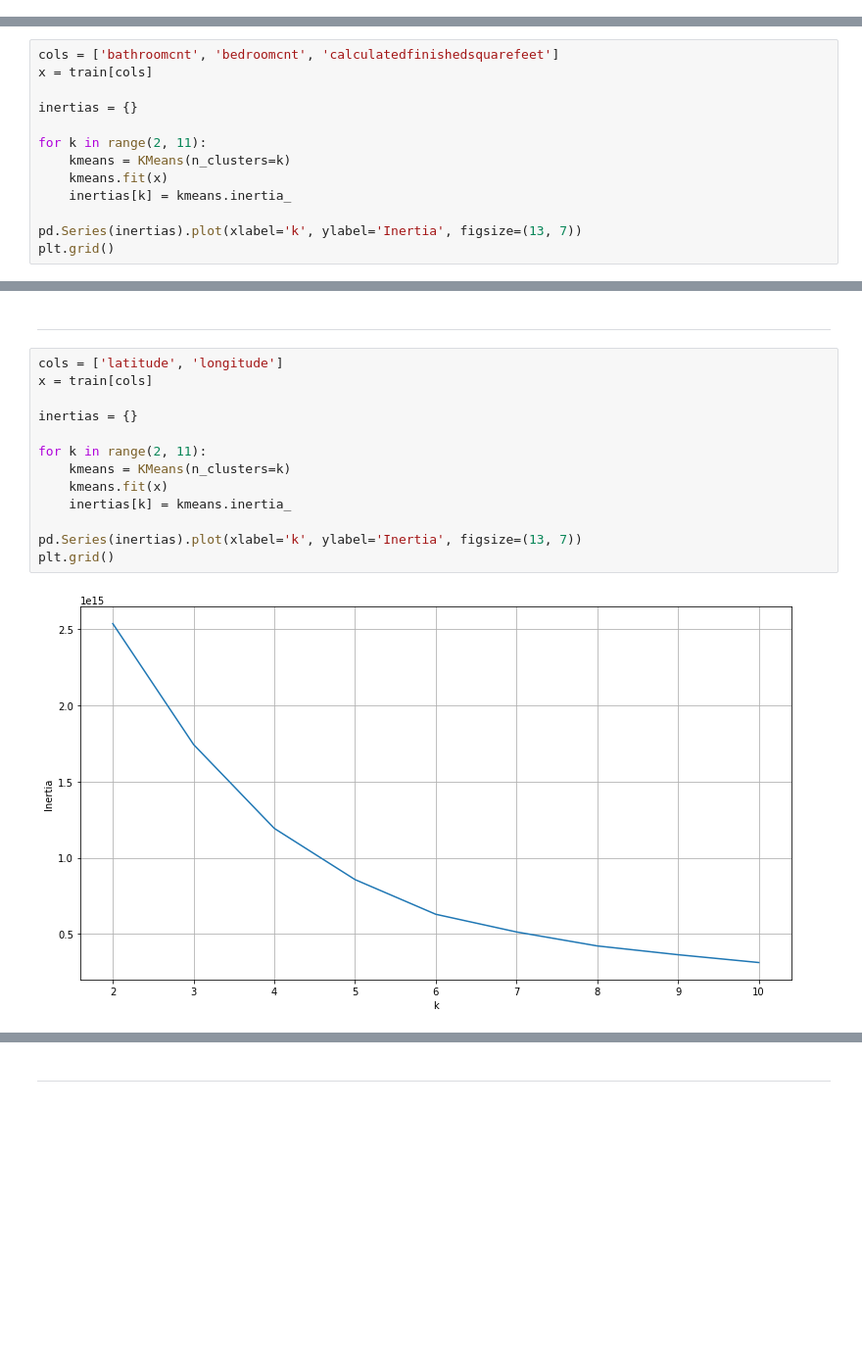
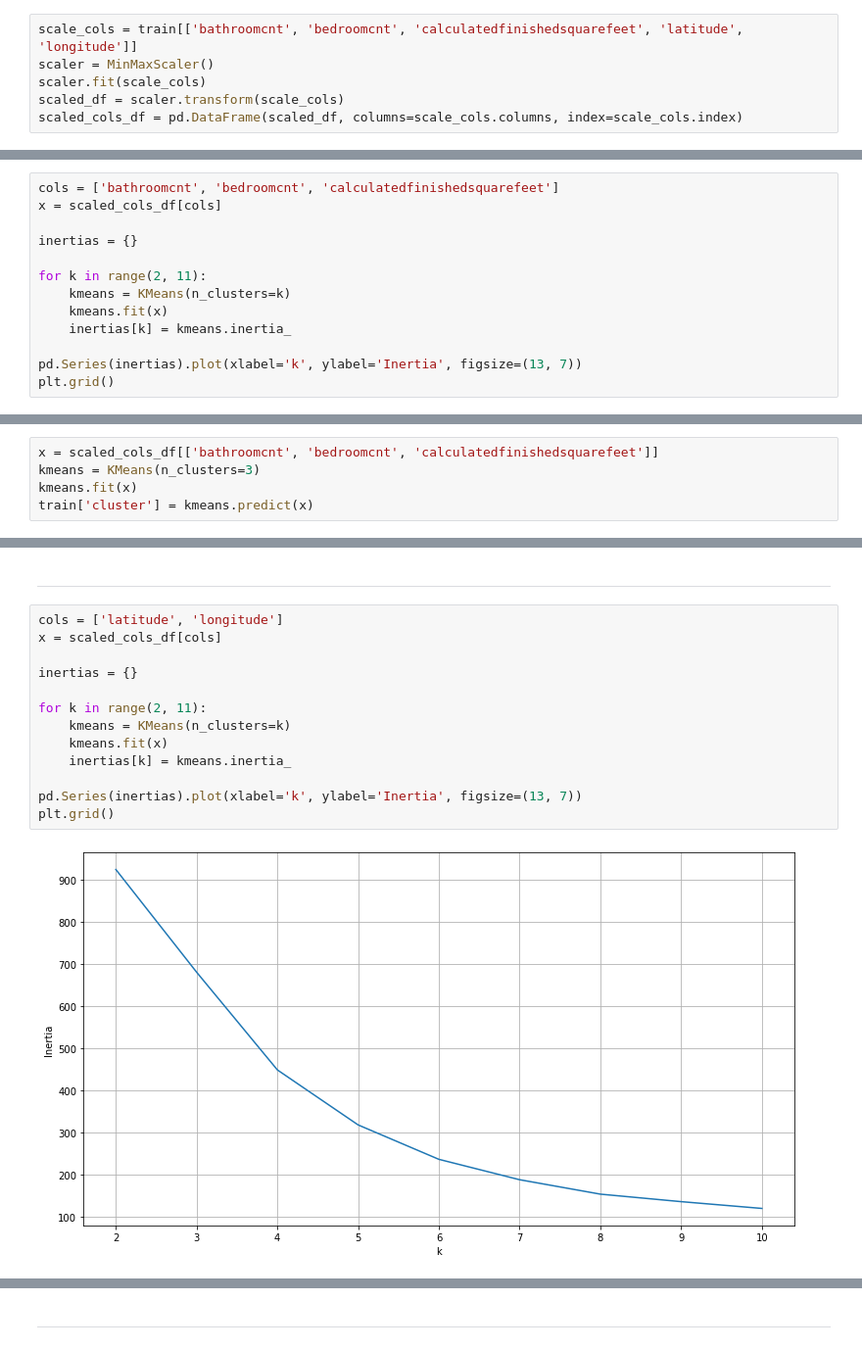
Before and after one commit to NSharick/clustering-project, a Jupyter notebook: exploration_notebook_1_clustering_project.ipynb, the cells around one changed output, grey strips where cells are left out. Shown at 98% size. Drawn from its saved outputs; the diff is of its cells as text; blank space fills up the shorter version.

```diff
--- a/exploration_notebook_1_clustering_project.ipynb
+++ b/exploration_notebook_1_clustering_project.ipynb
@@ -56,3 +56,9 @@ train = remove_outliers(train, 1.5, out_columns)
 train.shape
 # %% [output]
 (26097, 30)
+# %%
+scale_cols = train[['bathroomcnt', 'bedroomcnt', 'calculatedfinishedsquarefeet', 'latitude', 'longitude']]
+scaler = MinMaxScaler()
+scaler.fit(scale_cols)
+scaled_df = scaler.transform(scale_cols)
+scaled_cols_df = pd.DataFrame(scaled_df, columns=scale_cols.columns, index=scale_cols.index)
@@ -73,7 +88,7 @@ Index(['id', 'parcelid', 'bathroomcnt', 'bedroomcnt', 'calculatedbathnbr',
       dtype='object')
 # %%
 cols = ['bathroomcnt', 'bedroomcnt', 'calculatedfinishedsquarefeet']
-x = train[cols]
+x = scaled_cols_df[cols]
 
 inertias = {}
 
@@ -123,3 +138,8 @@ plt.show()
 train.logerror.mean()
 # %% [output]
 0.014703848264029875
+# %%
+x = scaled_cols_df[['bathroomcnt', 'bedroomcnt', 'calculatedfinishedsquarefeet']]
+kmeans = KMeans(n_clusters=3)
+kmeans.fit(x)
+train['cluster'] = kmeans.predict(x)
@@ -129,17 +180,17 @@ train.logerror.mean()
 ---
 # %%
 cols = ['latitude', 'longitude']
-x = train[cols]
+x = scaled_cols_df[cols]
 
 inertias = {}
 
 for k in range(2, 11):
     kmeans = KMeans(n_clusters=k)
     kmeans.fit(x)
     inertias[k] = kmeans.inertia_
 
 pd.Series(inertias).plot(xlabel='k', ylabel='Inertia', figsize=(13, 7))
 plt.grid()
 # %% [output]
-[figure, old version]
+[figure, new version]
 # %%
```
Also changed, not shown: parts of 59 cells of this notebook, 1 other file.
